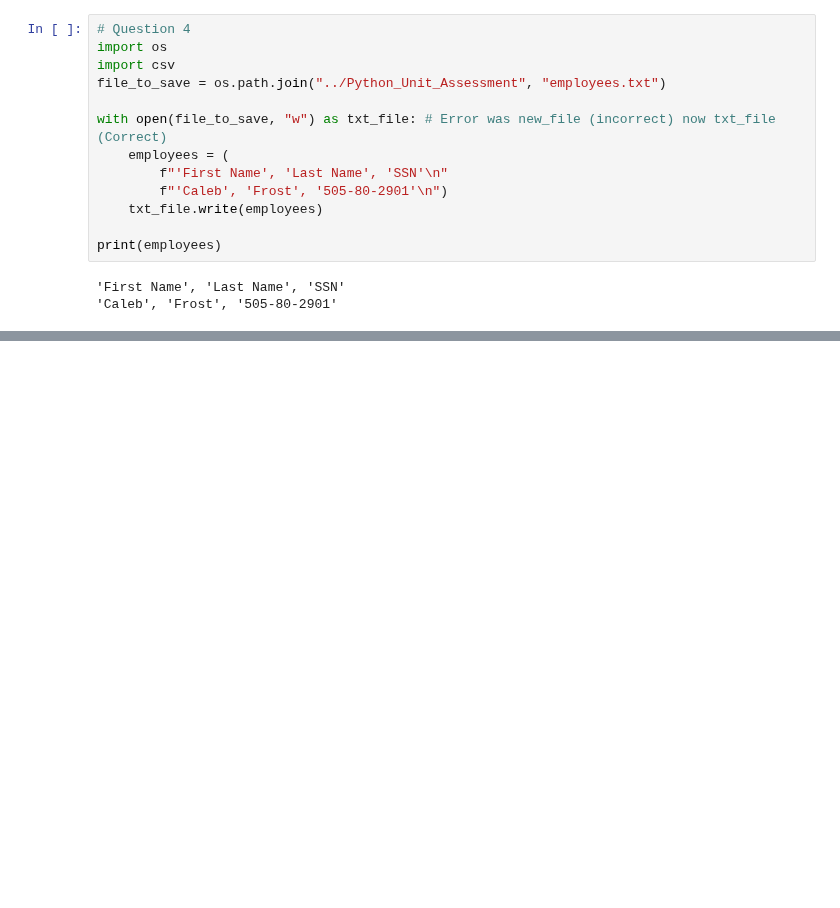
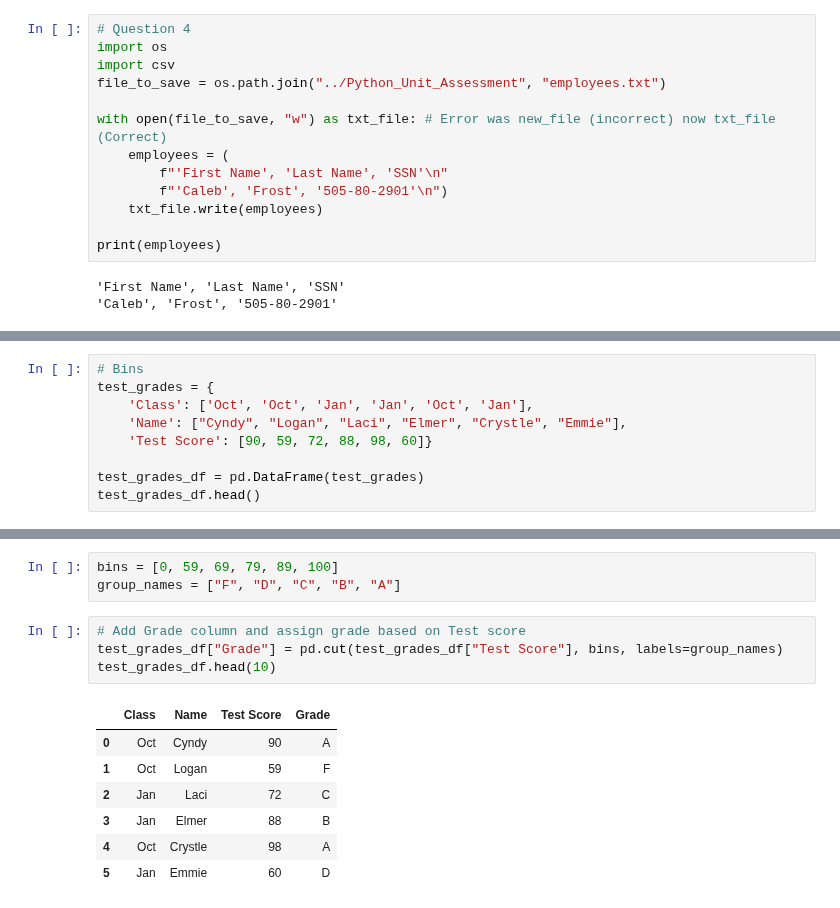
Before and after one commit to lawnshogan/World_Weather_Analysis, a Jupyter notebook: Python_Unit_Assessment/Assessment.ipynb, the cells around one changed output, grey strips where cells are left out. Drawn from its saved outputs; the diff is of its cells as text; blank space fills up the shorter version.

```diff
--- a/Python_Unit_Assessment/Assessment.ipynb
+++ b/Python_Unit_Assessment/Assessment.ipynb
@@ -98,0 +166,9 @@ rain_df.sort_values(['Rank'], ascending=False).tail()
+# %%
+# Bins
+test_grades = {
+    'Class': ['Oct', 'Oct', 'Jan', 'Jan', 'Oct', 'Jan'],
+    'Name': ["Cyndy", "Logan", "Laci", "Elmer", "Crystle", "Emmie"],
+    'Test Score': [90, 59, 72, 88, 98, 60]}
+
+test_grades_df = pd.DataFrame(test_grades)
+test_grades_df.head()
@@ -98,0 +182,15 @@ rain_df.sort_values(['Rank'], ascending=False).tail()
+# %%
+bins = [0, 59, 69, 79, 89, 100]
+group_names = ["F", "D", "C", "B", "A"]
+# %%
+# Add Grade column and assign grade based on Test score
+test_grades_df["Grade"] = pd.cut(test_grades_df["Test Score"], bins, labels=group_names)
+test_grades_df.head(10)
+# %% [output]
+|  | Class | Name | Test Score | Grade |
+| 0 | Oct | Cyndy | 90 | A |
+| 1 | Oct | Logan | 59 | F |
+| 2 | Jan | Laci | 72 | C |
+| 3 | Jan | Elmer | 88 | B |
+| 4 | Oct | Crystle | 98 | A |
+| 5 | Jan | Emmie | 60 | D |
```
Also changed, not shown: parts of 5 cells of this notebook.
